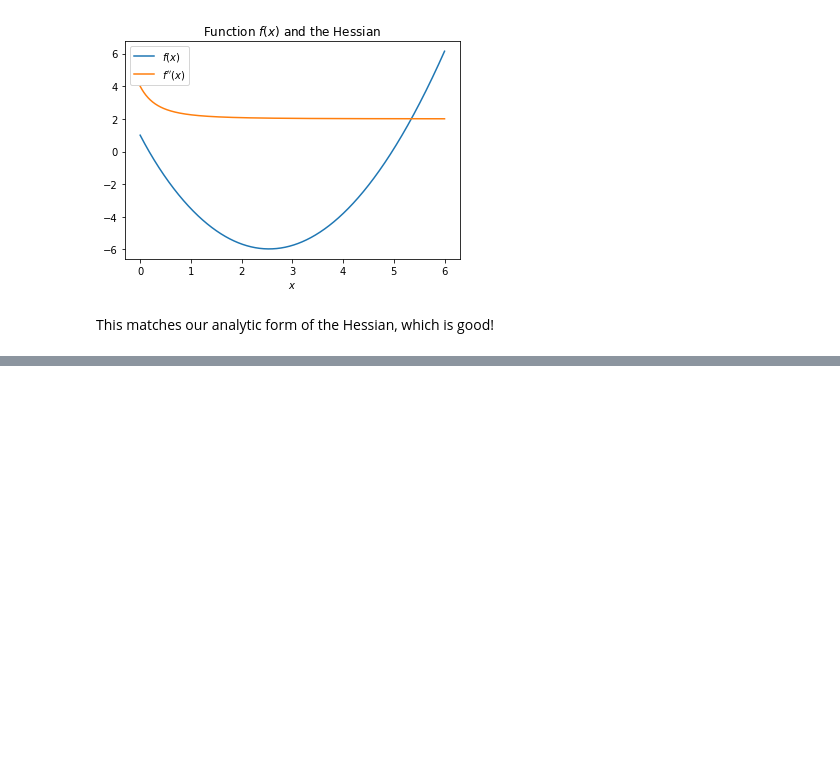
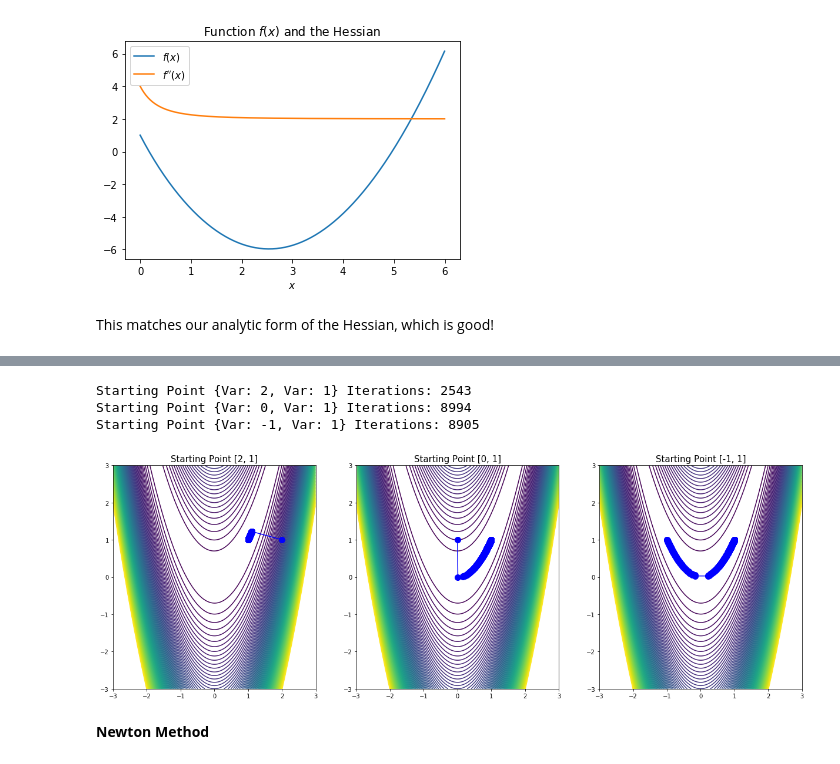
Before and after one commit to CS207-Project-Team-1/cs207-FinalProject, a Jupyter notebook: Basic Hessian Demonstration.ipynb, the cells around one changed output, grey strips where cells are left out. Saved outputs shown, nothing was run; the diff lists cells and outputs as text; code cells hidden in the pictures; blank space fills up the shorter version.

Commit message:
Changes to Hessian Demonstration

```diff
--- a/Basic Hessian Demonstration.ipynb
+++ b/Basic Hessian Demonstration.ipynb
@@ -55,5 +52,0 @@ $$
-# %%
-x = ad.Variable()
-y = ad.Variable()
-
-f = x * x * x +
@@ -59,0 +92,35 @@ f = x * x * x +
+# %%
+#plot search paths for the three different initial starting points, using Newton method
+#very clear that using Hessian information makes searches significantly more effective
+#reduces number of iterations by multiple orders of magnitude
+initial_points = [[2, 1], [0, 1], [-1, 1]]
+fig=plt.figure(figsize=(21, 7))
+f = 100*(y-x**2)**2 + (1-x)**2
+
+for i, initial_point in enumerate(initial_points):
+    first_point = {x : initial_point[0], y : initial_point[1]}
+    final_point, iterations, x_points, y_points = steepest_descent(first_point, f)
+    print('Starting Point {0} Iterations: {1}'.format(first_point, iterations))
+
+    ax = plt.subplot(1, 3, i+1)
+    ax = plt.plot(x_points, y_points, 'o-', color = 'b', ms =10)
+    matplotlib.rcParams['xtick.direction'] = 'out'
+    matplotlib.rcParams['ytick.direction'] = 'out'
+
+    X = np.arange(-3, 3, 0.01)
+    Y = np.arange(-3, 3, 0.01)
+    X, Y = np.meshgrid(X, Y)
+    Z = (np.ones([np.shape(X)[0],np.shape(X)[1]])-X)**2+100*(Y-(X)**2)**2
+
+    levels = np.arange(-2000.0, 5000, 50)
+    ax = plt.contour(X, Y, Z, levels=levels)
+    ax = plt.xlim(-3, 3)
+    ax = plt.ylim(-3, 3)
+    ax = plt.title('Starting Point {0}'.format(initial_point), size = 15)
+# %% [output]
+Starting Point {Var: 2, Var: 1} Iterations: 2543
+Starting Point {Var: 0, Var: 1} Iterations: 8994
+Starting Point {Var: -1, Var: 1} Iterations: 8905
+[figure, added]
+# %% [markdown]
+**Newton Method**
```
Also changed, not shown: parts of 10 cells of this notebook.
